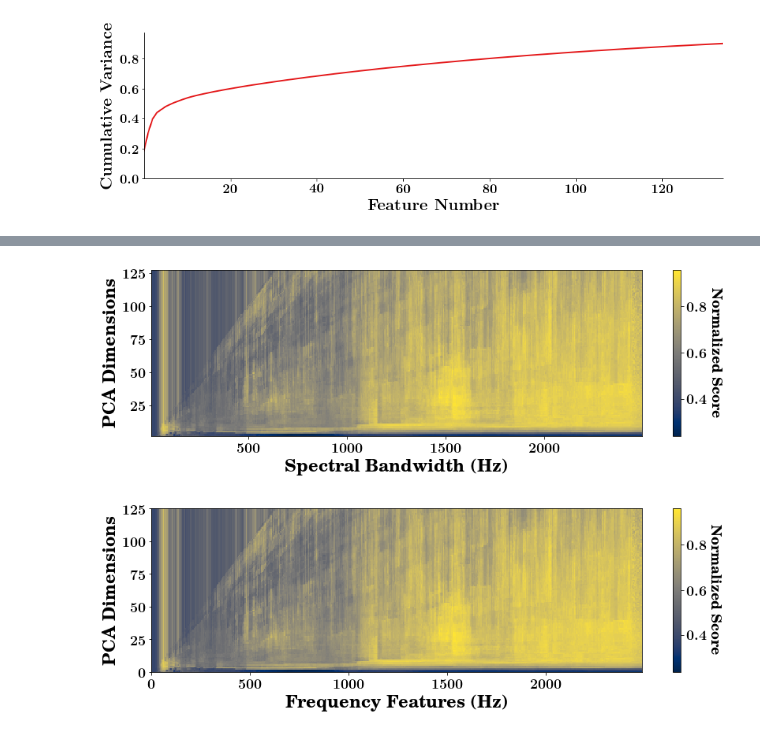
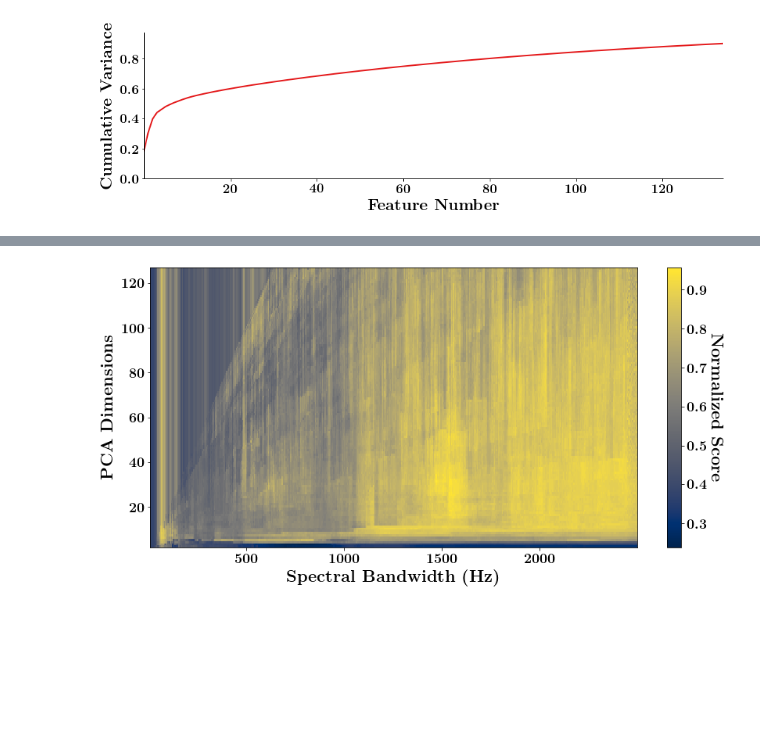
Before and after one commit to danielnewman09/Dissertation, a Jupyter notebook: Dissertation-Notebooks/Chapter-6/Chapter-6-CLF-Plot.ipynb, the cells around one changed output, grey strips where cells are left out. Saved outputs shown, nothing was run; the diff lists cells and outputs as text; code cells hidden in the pictures; blank space fills up the shorter version.

Commit message:
presentation figure updates

```diff
--- a/Dissertation-Notebooks/Chapter-6/Chapter-6-CLF-Plot.ipynb
+++ b/Dissertation-Notebooks/Chapter-6/Chapter-6-CLF-Plot.ipynb
@@ -373,7 +270,7 @@ def plot_scores(score,delta_f,filename='scores',template='publication'):
     elif template.lower() == 'wide':
         fig = plt.figure(figsize=(12,4))
     elif template.lower() == 'presentation':
-        fig = plt.figure(figsize=(9,6))
+        fig = plt.figure(figsize=(12,6))
     else:
         fig = plt.figure()
 
@@ -485,24 +378,4 @@ box_plot_compare([stats[0],stats[2]],['Mean','Variance','Skewness','Kurtosis','R
 # %%
-plot_scores(combined_score,freqs[1],filename='noDoE_Scores',template='wide')
+plot_scores(combined_score,freqs[1],filename='classification-compare-v1',template='presentation')
 # %% [output]
-[figure, old version]
+[figure, new version]
-# %%
-yi = np.arange(-0.0, valid_score.shape[0])
-xi = np.arange(0.0,valid_score.shape[1])
-xi = freqs[:valid_score.shape[1]]
-X, Y = np.meshgrid(xi, yi)
-
-
-plt.figure(figsize=(12,4))
-ax = plt.gca()
-plt.pcolormesh(X,Y,combined_score,cmap='cividis',norm=colors.Normalize(vmin=np.amin(combined_score),vmax=np.amax(combined_score)))
-cbar = plt.colorbar()
-cbar.set_label(r'\textbf{Normalized Score}', rotation=270,labelpad=20)
-plt.ylabel(r'\textbf{PCA Dimensions}', labelpad=5,fontsize=22)
-plt.xlabel(r'\textbf{Frequency Features (Hz)}', labelpad=5,fontsize=22)
-
-plt.tight_layout(pad=1.2)
-
-plt.show()
-# %% [output]
-[figure, removed]
```
Also changed, not shown: parts of 25 cells of this notebook, 9 other files.
